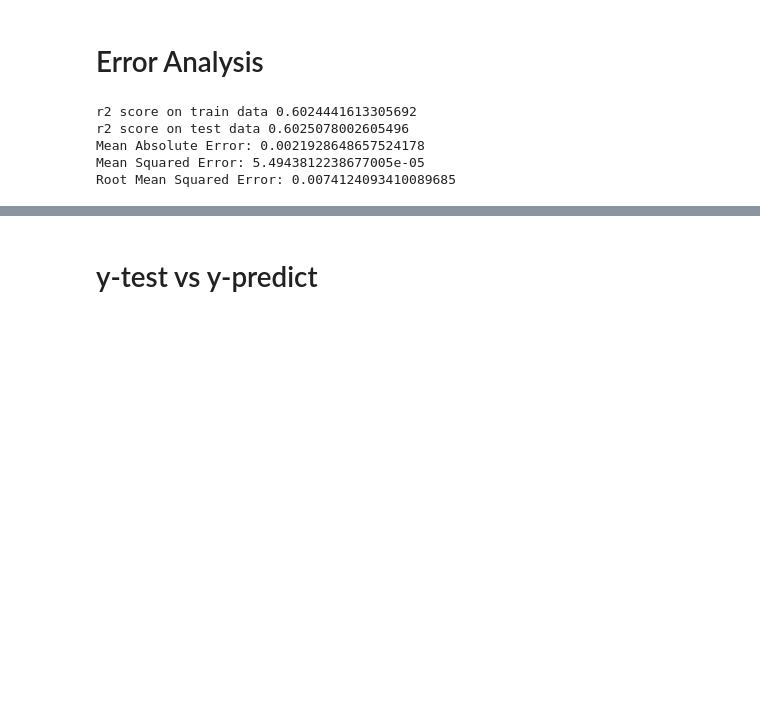
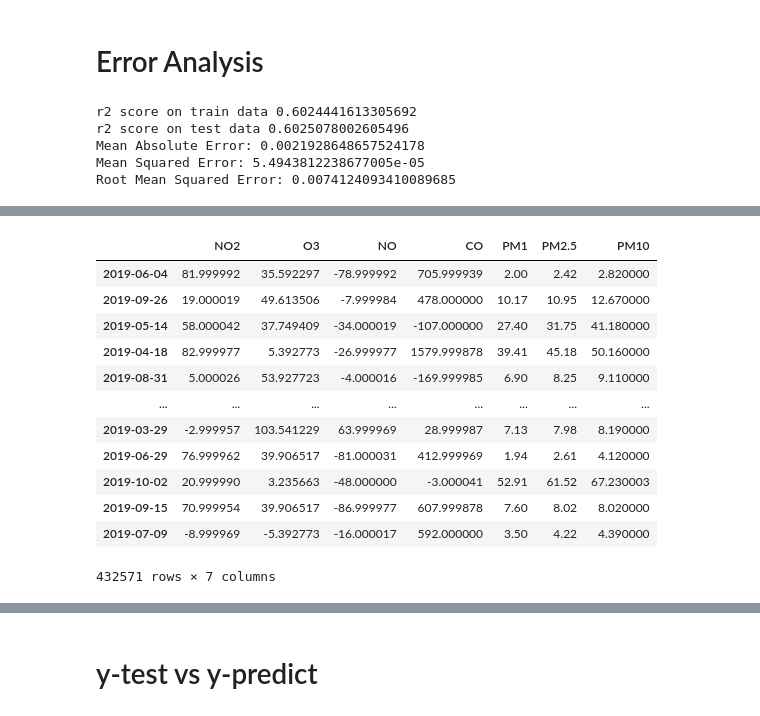
Before and after one commit to utkarshkanswal/Machine-Learning-application-on-Air-quality-dataset, a Jupyter notebook: OPC_Sensor/Randomforest/Randomforest.ipynb, the cells around one changed output, grey strips where cells are left out. Cells and saved outputs as stored; diff of their text form; code cells hidden in the pictures; blank space fills up the shorter version.

```diff
--- a/OPC_Sensor/Randomforest/Randomforest.ipynb
+++ b/OPC_Sensor/Randomforest/Randomforest.ipynb
@@ -152,0 +154,30 @@ R2 Score :  0.6025078002605496
+# %%
+import datetime
+from datetime import datetime
+temp_arr=x_test[0:,1]
+dates=list()
+for i in range(0,len(temp_arr)):
+    datetime_str=str(int(temp_arr[i]))
+    datetime_str=datetime_str[0:6]
+    if(datetime_str[4:6]=="00"):
+        datetime_str=datetime_str[0:4]+'1'
+    datetime_obj = datetime.strptime(datetime_str,"%y%m%d")
+    dates.append(str(datetime_obj.date()))
+# %%
+import pandas as pd
+df=pd.DataFrame(y_test,index=dates,columns=['NO2','O3','NO','CO','PM1','PM2.5','PM10'])
+df
+# %% [output]
+|  | NO2 | O3 | NO | CO | PM1 | PM2.5 | PM10 |
+| 2019-06-04 | 81.999992 | 35.592297 | -78.999992 | 705.999939 | 2.00 | 2.42 | 2.820000 |
+| 2019-09-26 | 19.000019 | 49.613506 | -7.999984 | 478.000000 | 10.17 | 10.95 | 12.670000 |
+| 2019-05-14 | 58.000042 | 37.749409 | -34.000019 | -107.000000 | 27.40 | 31.75 | 41.180000 |
+| 2019-04-18 | 82.999977 | 5.392773 | -26.999977 | 1579.999878 | 39.41 | 45.18 | 50.160000 |
+| 2019-08-31 | 5.000026 | 53.927723 | -4.000016 | -169.999985 | 6.90 | 8.25 | 9.110000 |
+| ... | ... | ... | ... | ... | ... | ... | ... |
+| 2019-03-29 | -2.999957 | 103.541229 | 63.999969 | 28.999987 | 7.13 | 7.98 | 8.190000 |
+| 2019-06-29 | 76.999962 | 39.906517 | -81.000031 | 412.999969 | 1.94 | 2.61 | 4.120000 |
+| 2019-10-02 | 20.999990 | 3.235663 | -48.000000 | -3.000041 | 52.91 | 61.52 | 67.230003 |
+| 2019-09-15 | 70.999954 | 39.906517 | -86.999977 | 607.999878 | 7.60 | 8.02 | 8.020000 |
+| 2019-07-09 | -8.999969 | -5.392773 | -16.000017 | 592.000000 | 3.50 | 4.22 | 4.390000 |
+432571 rows × 7 columns
```
Also changed, not shown: parts of 6 cells of this notebook.
